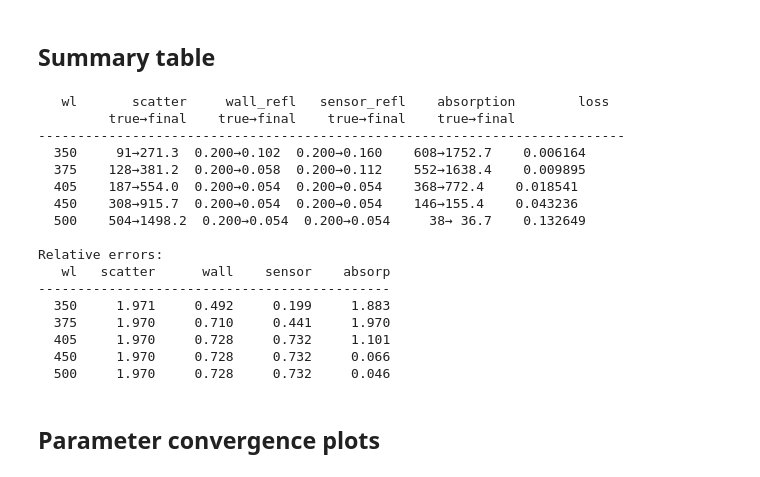
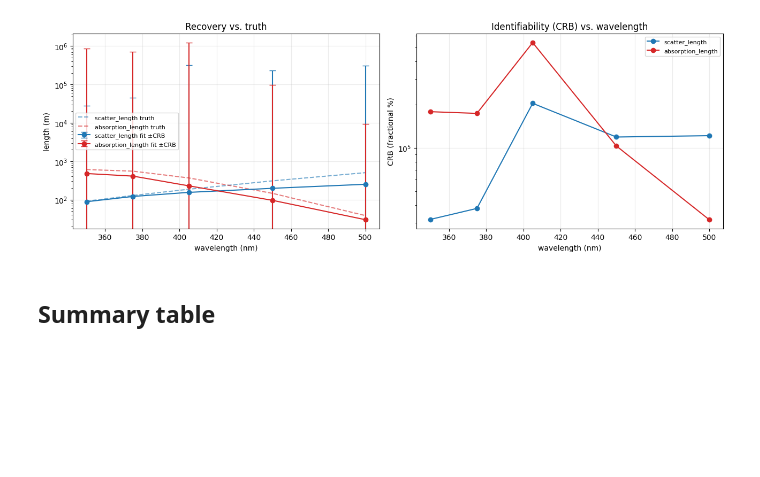
Before and after one commit to CIDeR-ML/LUCiD, a Jupyter notebook: good_notebooks/calibration/wavelength_calibration.ipynb, the cells around one changed output. Cells and saved outputs as stored; diff of their text form; code cells hidden in the pictures; blank space fills up the shorter version.

```diff
--- a/good_notebooks/calibration/wavelength_calibration.ipynb
+++ b/good_notebooks/calibration/wavelength_calibration.ipynb
@@ -245,0 +78,11 @@ for wl in WAVELENGTHS:
+# %%
+results = {}
+for wl in WAVELENGTHS:
+    prob = build_calibration_problem(sim, [source], truth_dp[wl], FIELDS, key=jax.random.PRNGKey(1))
+    sigma = crb(prob['source_models'], prob['theta_true'], NS)['sigma']   # fractional 1-sigma
+    truth = np.exp(prob['theta0'])
+    start = prob['theta0'] + np.random.default_rng(0).uniform(-0.2, 0.2, prob['theta0'].shape)
+    res = fit(prob['source_models'], prob['truth_charge'], start, NS, steps=80, refresh=15, nb_h=2)
+    results[wl] = dict(truth=truth, sigma=sigma, fit=res['theta'])
+    print(f'{wl} nm: scatter {truth[0]:6.1f}->{res["theta"][0]:6.1f} (CRB {sigma[0]*100:5.1f}%)   '
+          f'abs {truth[1]:6.1f}->{res["theta"][1]:6.1f} (CRB {sigma[1]*100:5.1f}%)')
@@ -246,48 +99,24 @@ for wl in WAVELENGTHS:
+# %%
+wls = np.array(WAVELENGTHS)
+fig, ax = plt.subplots(1, 2, figsize=(13, 4.6))
+for i, (name, c) in enumerate([('scatter_length', 'C0'), ('absorption_length', 'C3')]):
+    j = FIELDS.index(name)
+    tru = np.array([results[w]['truth'][j] for w in WAVELENGTHS])
+    fit_ = np.array([results[w]['fit'][j] for w in WAVELENGTHS])
+    err = np.array([results[w]['sigma'][j] for w in WAVELENGTHS]) * fit_
+    ax[0].plot(wls, tru, '--', color=c, alpha=0.6, label=f'{name} truth')
+    ax[0].errorbar(wls, fit_, yerr=err, fmt='o-', color=c, capsize=4, label=f'{name} fit ±CRB')
+ax[0].set_xlabel('wavelength (nm)'); ax[0].set_ylabel('length (m)'); ax[0].set_yscale('log')
+ax[0].legend(fontsize=8); ax[0].grid(alpha=0.25); ax[0].set_title('Recovery vs. truth')
+
+for name, c in [('scatter_length', 'C0'), ('absorption_length', 'C3')]:
+    j = FIELDS.index(name)
+    crbpct = np.array([results[w]['sigma'][j] for w in WAVELENGTHS]) * 100
+    ax[1].plot(wls, crbpct, 'o-', color=c, label=name)
+ax[1].set_xlabel('wavelength (nm)'); ax[1].set_ylabel('CRB (fractional %)'); ax[1].set_yscale('log')
+ax[1].legend(fontsize=8); ax[1].grid(alpha=0.25); ax[1].set_title('Identifiability (CRB) vs. wavelength')
+plt.tight_layout(); plt.show()
+# %% [output]
+[figure, added]
 # %% [markdown]
 ## Summary table
-# %%
-print(f'{"wl":>5s}  {"scatter":>12s}  {"wall_refl":>12s}  {"sensor_refl":>12s}  {"absorption":>12s}  {"loss":>10s}')
-print(f'{"":>5s}  {"true→final":>12s}  {"true→final":>12s}  {"true→final":>12s}  {"true→final":>12s}')
-print('-' * 75)
-for wl in WAVELENGTHS:
-    r = results[wl]
-    t, f = r['true'], r['final']
-    print(f'{wl:5d}  '
-          f'{t["scatter_length"]:5.0f}→{f["scatter_length"]:5.1f}  '
-          f'{t["wall_reflection_rate"]:5.3f}→{f["wall_reflection_rate"]:.3f}  '
-          f'{t["sensor_reflection_rate"]:5.3f}→{f["sensor_reflection_rate"]:.3f}  '
-          f'{t["absorption_length"]:5.0f}→{f["absorption_length"]:5.1f}  '
-          f'{r["losses"][-1]:10.6f}')
-
-# Relative errors
-print(f'\nRelative errors:')
-print(f'{"wl":>5s}  {"scatter":>8s}  {"wall":>8s}  {"sensor":>8s}  {"absorp":>8s}')
-print('-' * 45)
-for wl in WAVELENGTHS:
-    r = results[wl]
-    t, f = r['true'], r['final']
-    es = abs(f['scatter_length'] - t['scatter_length']) / t['scatter_length']
-    ew = abs(f['wall_reflection_rate'] - t['wall_reflection_rate']) / t['wall_reflection_rate']
-    er = abs(f['sensor_reflection_rate'] - t['sensor_reflection_rate']) / t['sensor_reflection_rate']
-    ea = abs(f['absorption_length'] - t['absorption_length']) / t['absorption_length']
-    print(f'{wl:5d}  {es:8.3f}  {ew:8.3f}  {er:8.3f}  {ea:8.3f}')
-# %% [output]
-   wl       scatter     wall_refl   sensor_refl    absorption        loss
-         true→final    true→final    true→final    true→final
----------------------------------------------------------------------------
-  350     91→271.3  0.200→0.102  0.200→0.160    608→1752.7    0.006164
-  375    128→381.2  0.200→0.058  0.200→0.112    552→1638.4    0.009895
-  405    187→554.0  0.200→0.054  0.200→0.054    368→772.4    0.018541
-  450    308→915.7  0.200→0.054  0.200→0.054    146→155.4    0.043236
-  500    504→1498.2  0.200→0.054  0.200→0.054     38→ 36.7    0.132649
-
-Relative errors:
-   wl   scatter      wall    sensor    absorp
----------------------------------------------
-  350     1.971     0.492     0.199     1.883
-  375     1.970     0.710     0.441     1.970
-  405     1.970     0.728     0.732     1.101
-  450     1.970     0.728     0.732     0.066
-  500     1.970     0.728     0.732     0.046
-# %% [markdown]
-## Parameter convergence plots
```
Also changed, not shown: parts of 20 cells of this notebook, 1 other file.
